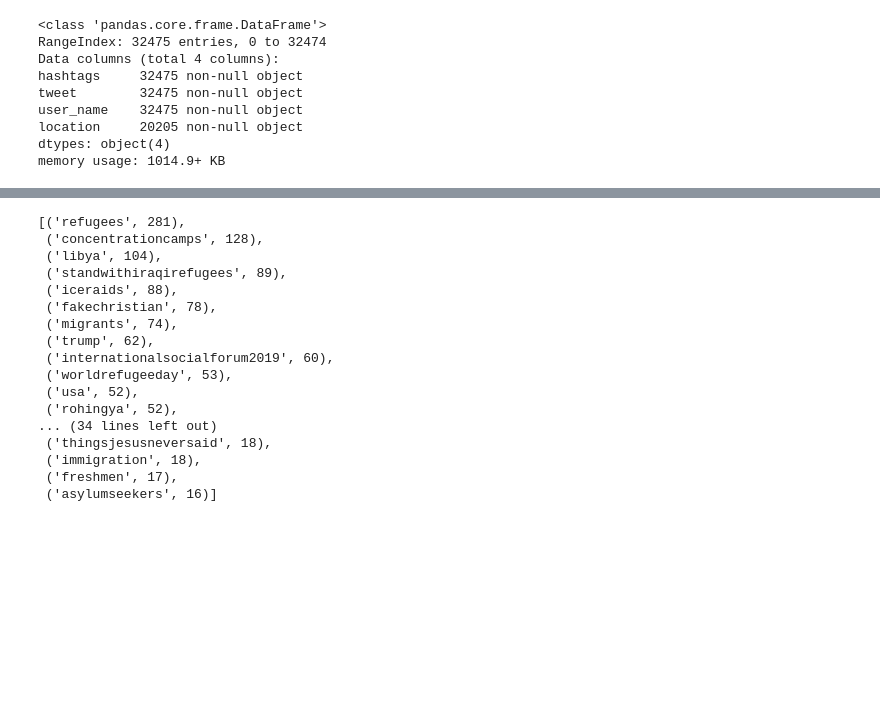
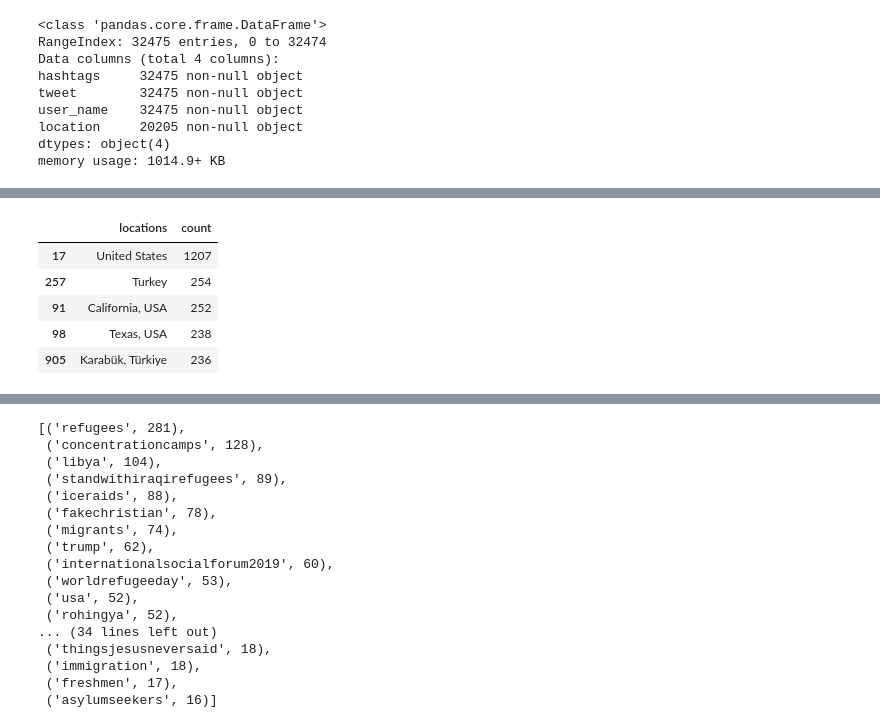
Before and after one commit to albertoabreu91/Project-Week-3-Data-Thieves, a Jupyter notebook: your-project/Alberto_exp/Twitter_API.ipynb, the cells around one changed output, grey strips where cells are left out. Cells and saved outputs as stored; diff of their text form; code cells hidden in the pictures; blank space fills up the shorter version.

```diff
--- a/your-project/Alberto_exp/Twitter_API.ipynb
+++ b/your-project/Alberto_exp/Twitter_API.ipynb
@@ -171,0 +187,11 @@ counter_locations.most_common(250)
+# %%
+df_loc_filter = df_loc_filter.dropna(axis=0)
+
+df_loc_filter.head()
+# %% [output]
+|  | locations | count |
+| 17 | United States | 1207 |
+| 257 | Turkey | 254 |
+| 91 | California, USA | 252 |
+| 98 | Texas, USA | 238 |
+| 905 | Karabük, Türkiye | 236 |
```
Also changed, not shown: parts of 10 cells of this notebook.
